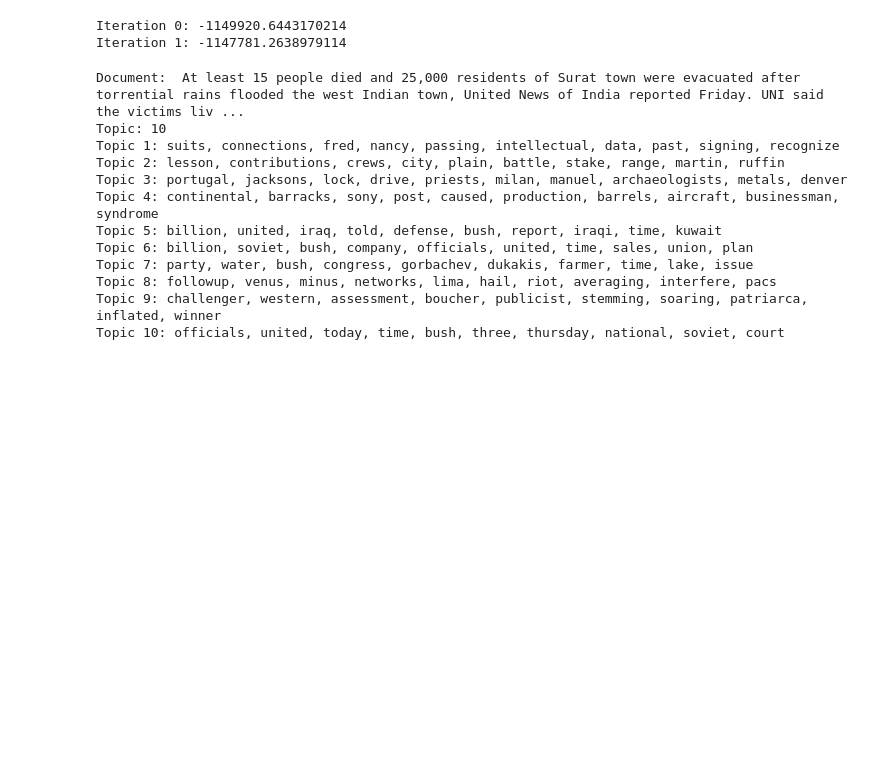
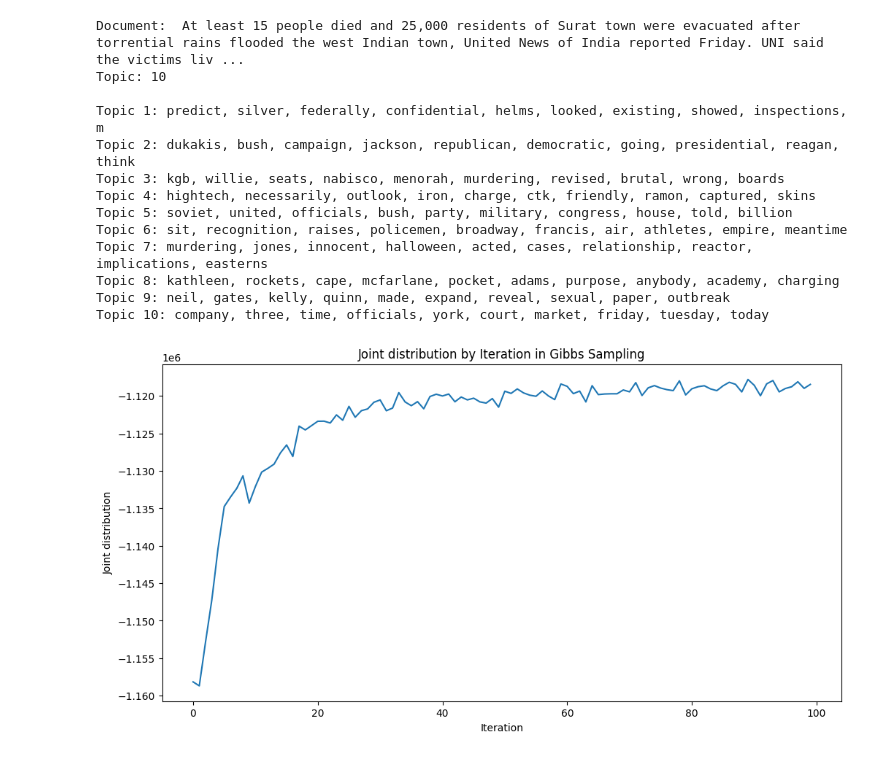
Before and after one commit to jiwnchoi/vi, a Jupyter notebook: note.ipynb, the cells around one changed output. Drawn from its saved outputs; the diff is of its cells as text; code cells hidden in the pictures; blank space fills up the shorter version.

```diff
--- a/note.ipynb
+++ b/note.ipynb
@@ -9,26 +12,27 @@ gibbs = LDAGibbs(
     "ap.txt",
     "vocab.txt",
     n_topics=10,
-    n_iter=2,
+    n_iter=100,
 )
 
-gibbs.fit(verbose=True, early_stop=10)
+gibbs.fit(verbose=False, early_stop=True)
-# %% [output]
-Iteration 0: -1149920.6443170214
-Iteration 1: -1147781.2638979114
 # %%
-gibbs.show_topic(10)
+gibbs.show_doc_topic(10)
+print()
 gibbs.show_topics(10)
+gibbs.plot_logs()
 # %% [output]
 Document:  At least 15 people died and 25,000 residents of Surat town were evacuated after torrential rains flooded the west Indian town, United News of India reported Friday. UNI said the victims liv ...
 Topic: 10
-Topic 1: suits, connections, fred, nancy, passing, intellectual, data, past, signing, recognize
-Topic 2: lesson, contributions, crews, city, plain, battle, stake, range, martin, ruffin
-Topic 3: portugal, jacksons, lock, drive, priests, milan, manuel, archaeologists, metals, denver
-Topic 4: continental, barracks, sony, post, caused, production, barrels, aircraft, businessman, syndrome
-Topic 5: billion, united, iraq, told, defense, bush, report, iraqi, time, kuwait
-Topic 6: billion, soviet, bush, company, officials, united, time, sales, union, plan
-Topic 7: party, water, bush, congress, gorbachev, dukakis, farmer, time, lake, issue
-Topic 8: followup, venus, minus, networks, lima, hail, riot, averaging, interfere, pacs
-Topic 9: challenger, western, assessment, boucher, publicist, stemming, soaring, patriarca, inflated, winner
-Topic 10: officials, united, today, time, bush, three, thursday, national, soviet, court
+
+Topic 1: predict, silver, federally, confidential, helms, looked, existing, showed, inspections, m
+Topic 2: dukakis, bush, campaign, jackson, republican, democratic, going, presidential, reagan, think
+Topic 3: kgb, willie, seats, nabisco, menorah, murdering, revised, brutal, wrong, boards
+Topic 4: hightech, necessarily, outlook, iron, charge, ctk, friendly, ramon, captured, skins
+Topic 5: soviet, united, officials, bush, party, military, congress, house, told, billion
+Topic 6: sit, recognition, raises, policemen, broadway, francis, air, athletes, empire, meantime
+Topic 7: murdering, jones, innocent, halloween, acted, cases, relationship, reactor, implications, easterns
+Topic 8: kathleen, rockets, cape, mcfarlane, pocket, adams, purpose, anybody, academy, charging
+Topic 9: neil, gates, kelly, quinn, made, expand, reveal, sexual, paper, outbreak
+Topic 10: company, three, time, officials, york, court, market, friday, tuesday, today
+[figure, added]
```
Also changed, not shown: parts of 3 cells of this notebook, 4 other files.
